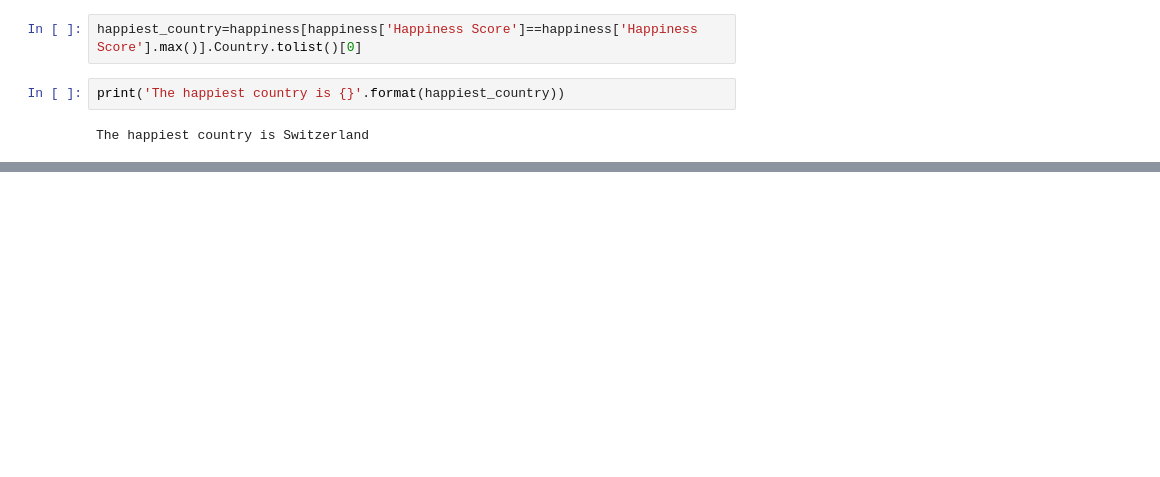
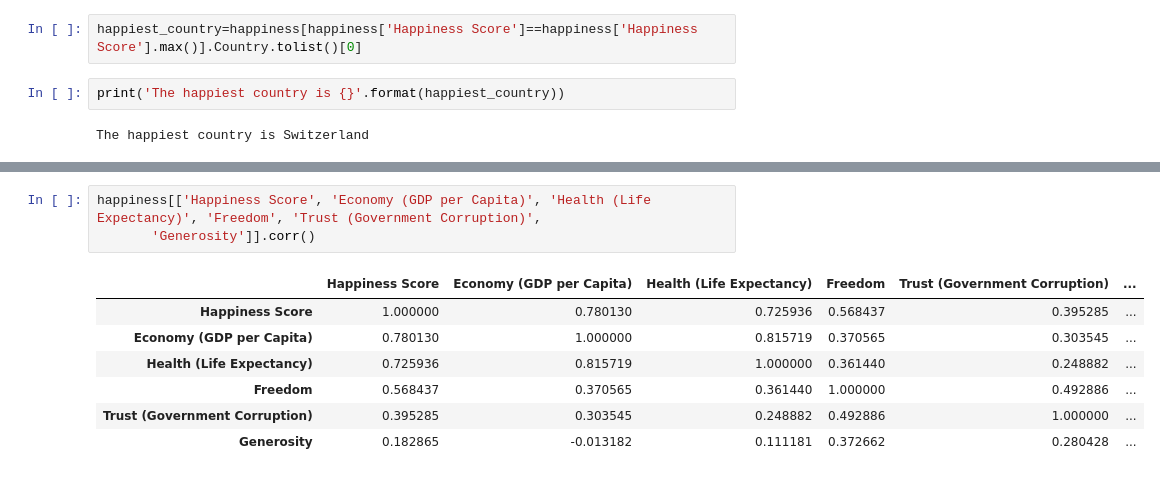
Before and after one commit to Daniel-Oduntan/DDSFE_DOduntan, a Jupyter notebook: HW2/Happiness.ipynb, the cells around one changed output, grey strips where cells are left out. Drawn from its saved outputs; the diff is of its cells as text; blank space fills up the shorter version.

```diff
--- a/HW2/Happiness.ipynb
+++ b/HW2/Happiness.ipynb
@@ -113,0 +126,11 @@ happiness.groupby('Country').max().sort_values(by = 'Happiness Score', ascending
+# %%
+happiness[['Happiness Score', 'Economy (GDP per Capita)', 'Health (Life Expectancy)', 'Freedom', 'Trust (Government Corruption)',
+       'Generosity']].corr()
+# %% [output]
+|  | Happiness Score | Economy (GDP per Capita) | Health (Life Expectancy) | Freedom | Trust (Government Corruption) | ... |
+| Happiness Score | 1.000000 | 0.780130 | 0.725936 | 0.568437 | 0.395285 | ... |
+| Economy (GDP per Capita) | 0.780130 | 1.000000 | 0.815719 | 0.370565 | 0.303545 | ... |
+| Health (Life Expectancy) | 0.725936 | 0.815719 | 1.000000 | 0.361440 | 0.248882 | ... |
+| Freedom | 0.568437 | 0.370565 | 0.361440 | 1.000000 | 0.492886 | ... |
+| Trust (Government Corruption) | 0.395285 | 0.303545 | 0.248882 | 0.492886 | 1.000000 | ... |
+| Generosity | 0.182865 | -0.013182 | 0.111181 | 0.372662 | 0.280428 | ... |
```
Also changed, not shown: parts of 19 cells of this notebook.
